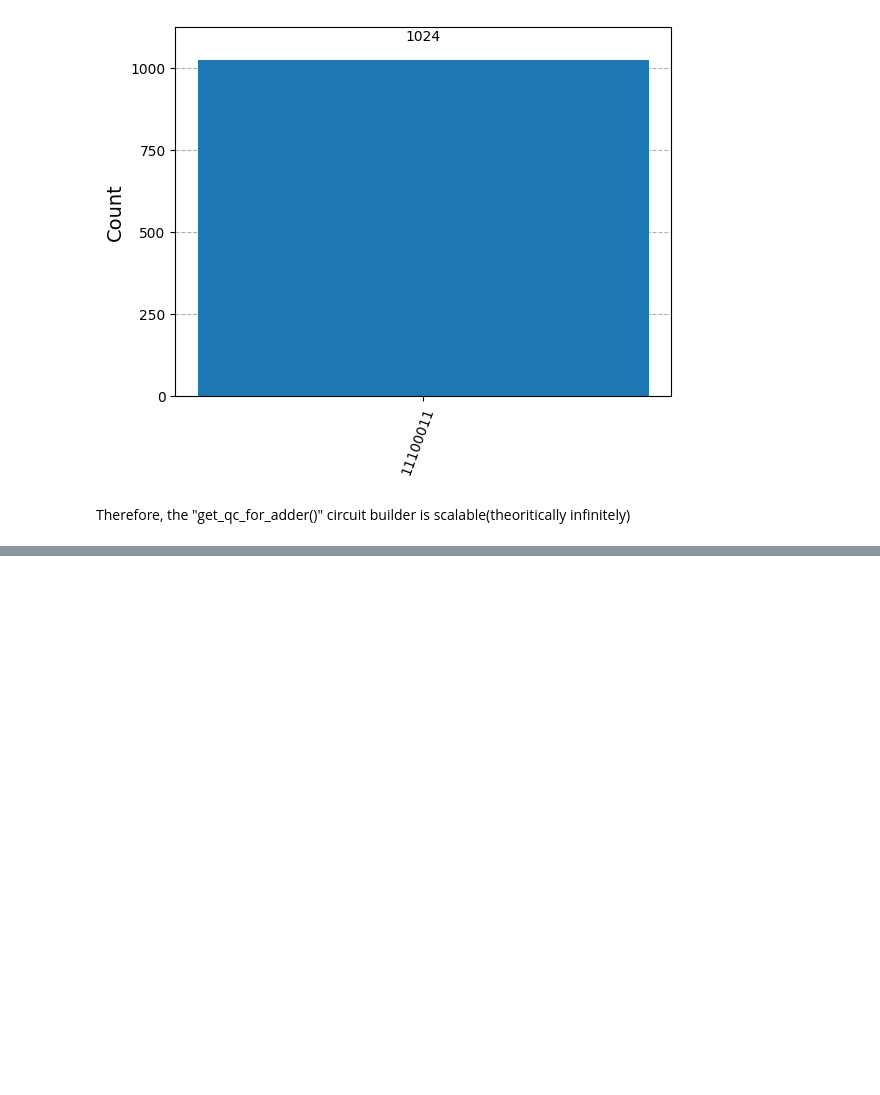
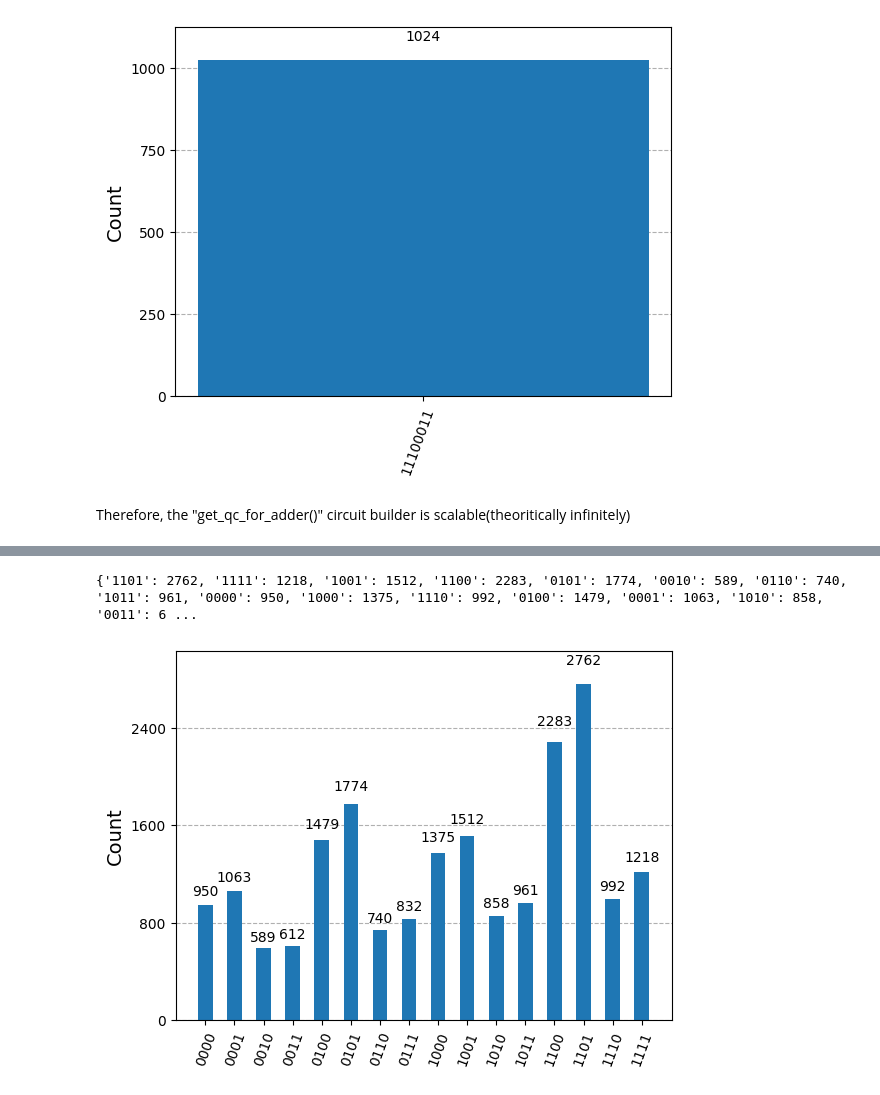
Before and after one commit to user-anto/Quantum-Projects-Personal, a Jupyter notebook: adder_circuit/adder.ipynb, the cells around one changed output, grey strips where cells are left out. Cells and saved outputs as stored; diff of their text form; code cells hidden in the pictures; blank space fills up the shorter version.

```diff
--- a/adder_circuit/adder.ipynb
+++ b/adder_circuit/adder.ipynb
@@ -168,0 +191,34 @@ Therefore, the "get_qc_for_adder()" circuit builder is scalable(theoritically in
+# %%
+from qiskit.transpiler.preset_passmanagers import generate_preset_pass_manager
+from qiskit_ibm_runtime import QiskitRuntimeService, SamplerV2 as Sampler
+from qiskit import transpile
+
+service = QiskitRuntimeService(channel='ibm_quantum', token='<token>')
+backend = service.backend('ibm_brisbane')
+# %%
+pm = generate_preset_pass_manager(backend=backend, optimization_level=3, scheduling_method='alap')
+isa_circuit = pm.run(test)
+
+transpiled_circuit = transpile(isa_circuit, backend=backend, optimization_level=3, scheduling_method='alap')
+# %%
+sampler = Sampler(mode=backend)
+
+sampler.options.dynamical_decoupling.enable = True
+sampler.options.dynamical_decoupling.sequence_type = "XY4"
+sampler.options.dynamical_decoupling.scheduling_method = 'alap'
+sampler.options.dynamical_decoupling.extra_slack_distribution = 'middle'
+
+job = sampler.run([transpiled_circuit], shots=20000)
+# %%
+result = job.result()
+
+outputs = result[0].data.c
+statistics = outputs.get_counts()
+print(statistics)
+# %% [output]
+{'1101': 2762, '1111': 1218, '1001': 1512, '1100': 2283, '0101': 1774, '0010': 589, '0110': 740, '1011': 961, '0000': 950, '1000': 1375, '1110': 992, '0100': 1479, '0001': 1063, '1010': 858, '0011': 6 ...
+# %%
+from qiskit.visualization import plot_histogram
+display(plot_histogram(statistics))
+# %% [output]
+[figure, added]
```
Also changed, not shown: parts of 4 cells of this notebook.
